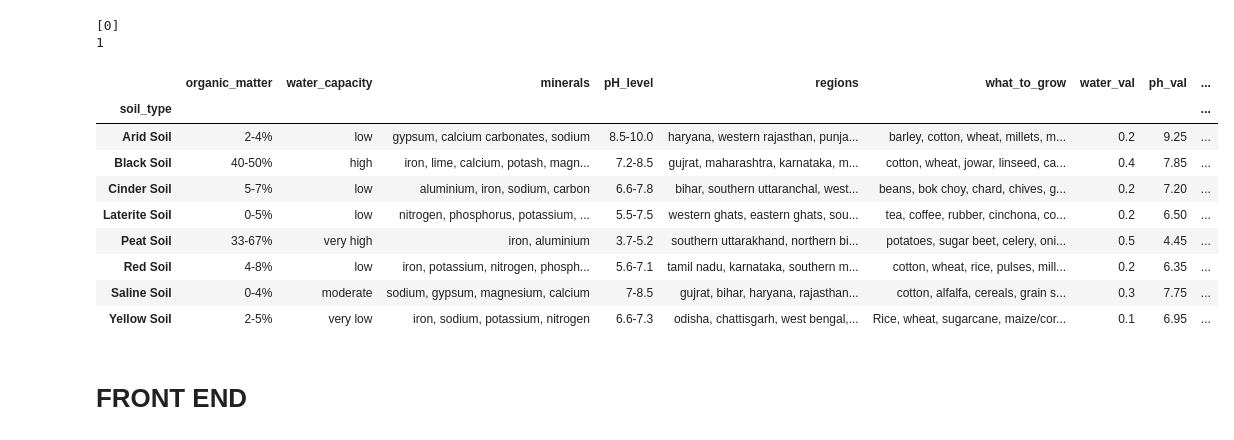
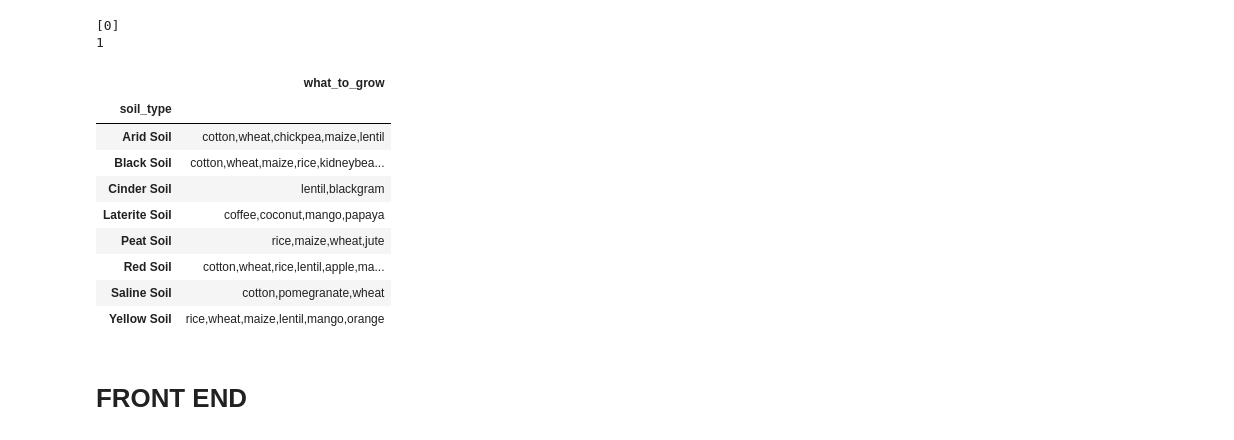
Before and after one commit to Sahil-Amritkar/TRINIT-Crop-Prediction-CPPTonight, a Jupyter notebook: crops_from_soiltype.ipynb, the cells around one changed output. Saved outputs shown, nothing was run; the diff lists cells and outputs as text; code cells hidden in the pictures.

```diff
--- a/crops_from_soiltype.ipynb
+++ b/crops_from_soiltype.ipynb
@@ -132,20 +132,20 @@ print(len(y_test))
 [0]
 1
 # %%
-df=pd.read_csv('CNN Model/soil_properties.csv')
+df=pd.read_csv('datasets/soil_crop.csv')
 df.set_index('soil_type', inplace=True)
 df
 # %% [output]
-|  | organic_matter | water_capacity | minerals | pH_level | regions | what_to_grow | water_val | ph_val | ... |
-| soil_type |  |  |  |  |  |  |  |  | ... |
-| Arid Soil | 2-4% | low | gypsum, calcium carbonates, sodium | 8.5-10.0 | haryana, western rajasthan, punja... | barley, cotton, wheat, millets, m... | 0.2 | 9.25 | ... |
-| Black Soil | 40-50% | high | iron, lime, calcium, potash, magn... | 7.2-8.5 | gujrat, maharashtra, karnataka, m... | cotton, wheat, jowar, linseed, ca... | 0.4 | 7.85 | ... |
-| Cinder Soil | 5-7% | low | aluminium, iron, sodium, carbon | 6.6-7.8 | bihar, southern uttaranchal, west... | beans, bok choy, chard, chives, g... | 0.2 | 7.20 | ... |
-| Laterite Soil | 0-5% | low | nitrogen, phosphorus, potassium, ... | 5.5-7.5 | western ghats, eastern ghats, sou... | tea, coffee, rubber, cinchona, co... | 0.2 | 6.50 | ... |
-| Peat Soil | 33-67% | very high | iron, aluminium | 3.7-5.2 | southern uttarakhand, northern bi... | potatoes, sugar beet, celery, oni... | 0.5 | 4.45 | ... |
-| Red Soil | 4-8% | low | iron, potassium, nitrogen, phosph... | 5.6-7.1 | tamil nadu, karnataka, southern m... | cotton, wheat, rice, pulses, mill... | 0.2 | 6.35 | ... |
-| Saline Soil | 0-4% | moderate | sodium, gypsum, magnesium, calcium | 7-8.5 | gujrat, bihar, haryana, rajasthan... | cotton, alfalfa, cereals, grain s... | 0.3 | 7.75 | ... |
-| Yellow Soil | 2-5% | very low | iron, sodium, potassium, nitrogen | 6.6-7.3 | odisha, chattisgarh, west bengal,... | Rice, wheat, sugarcane, maize/cor... | 0.1 | 6.95 | ... |
+|  | what_to_grow |
+| soil_type |  |
+| Arid Soil | cotton,wheat,chickpea,maize,lentil |
+| Black Soil | cotton,wheat,maize,rice,kidneybea... |
+| Cinder Soil | lentil,blackgram |
+| Laterite Soil | coffee,coconut,mango,papaya |
+| Peat Soil | rice,maize,wheat,jute |
+| Red Soil | cotton,wheat,rice,lentil,apple,ma... |
+| Saline Soil | cotton,pomegranate,wheat |
+| Yellow Soil | rice,wheat,maize,lentil,mango,orange |
 # %%
 def find_top_soils(prob):
     op=[]
```
Also changed, not shown: parts of 4 cells of this notebook, 25 other files.
